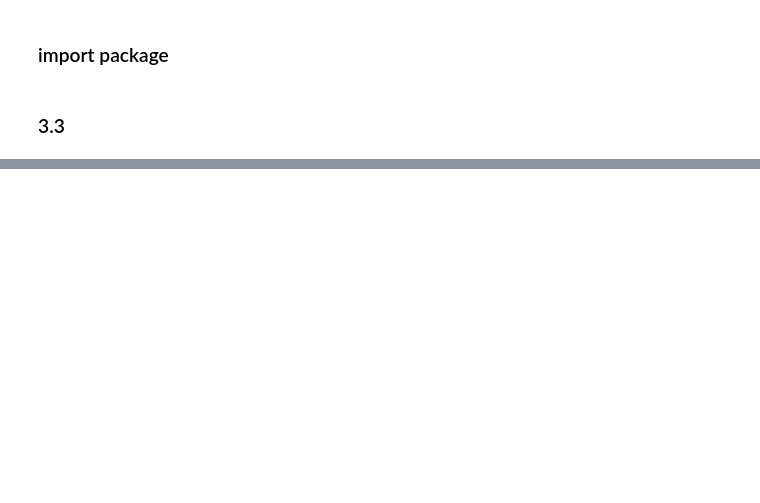
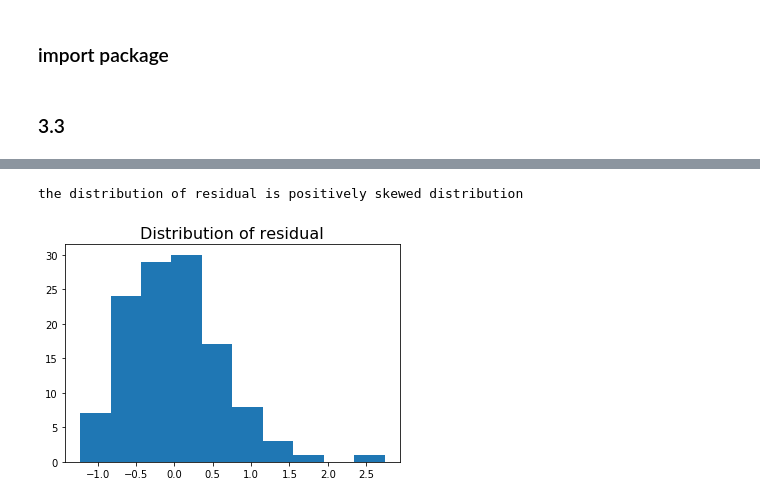
Before and after one commit to Quan-y/LinearReg_GR5206, a Jupyter notebook: HW4/HW4.ipynb, the cells around one changed output, grey strips where cells are left out. Cells and saved outputs as stored; diff of their text form; code cells hidden in the pictures; blank space fills up the shorter version.

```diff
--- a/HW4/HW4.ipynb
+++ b/HW4/HW4.ipynb
@@ -71,0 +87,7 @@ The residual have equal variance
+# %%
+plt.hist(data['ACT'].map(f33) - data['GPA'])
+plt.title('Distribution of residual', fontsize = 16)
+print('the distribution of residual is positively skewed distribution')
+# %% [output]
+the distribution of residual is positively skewed distribution
+[figure, added]
```
Also changed, not shown: parts of 40 cells of this notebook, 6 other files.
